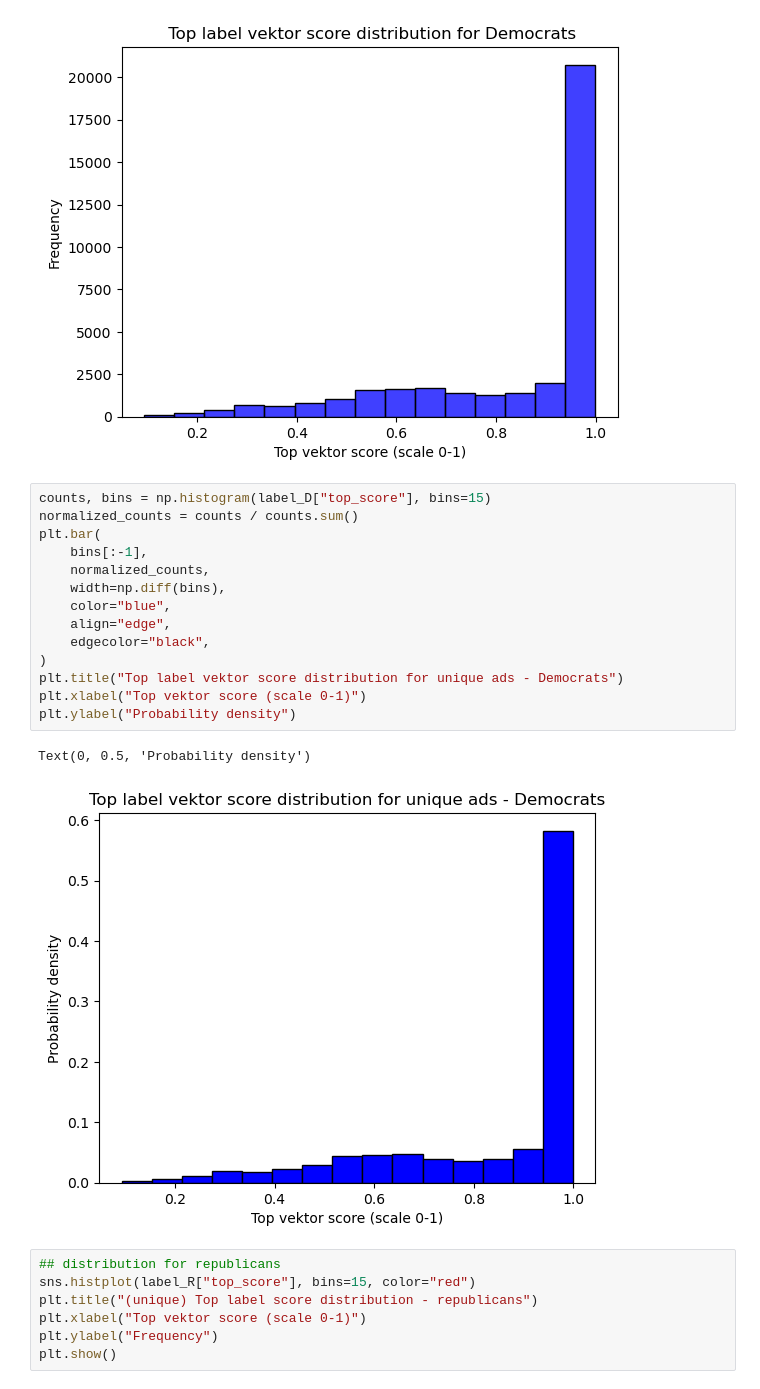
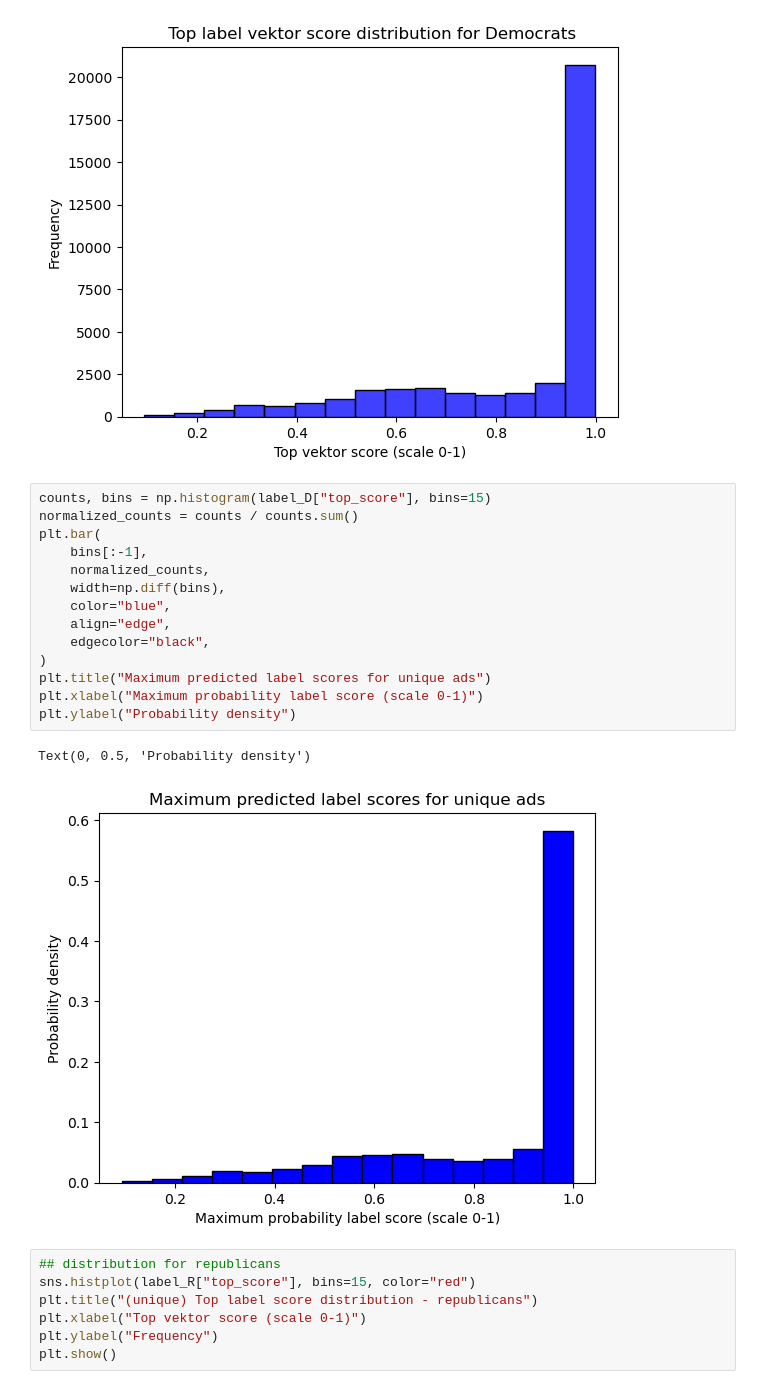
Before and after one commit to sofiepalmus/Thesis, a Jupyter notebook: DeBERTa_visuals.ipynb, the cells around one changed output. Saved outputs shown, nothing was run; the diff lists cells and outputs as text.

```diff
--- a/DeBERTa_visuals.ipynb
+++ b/DeBERTa_visuals.ipynb
@@ -308,20 +308,20 @@ plt.show()
 # %%
 counts, bins = np.histogram(label_D["top_score"], bins=15)
 normalized_counts = counts / counts.sum()
 plt.bar(
     bins[:-1],
     normalized_counts,
     width=np.diff(bins),
     color="blue",
     align="edge",
     edgecolor="black",
 )
-plt.title("Top label vektor score distribution for unique ads - Democrats")
-plt.xlabel("Top vektor score (scale 0-1)")
+plt.title("Maximum predicted label scores for unique ads")
+plt.xlabel("Maximum probability label score (scale 0-1)")
 plt.ylabel("Probability density")
 # %% [output]
 Text(0, 0.5, 'Probability density')
-[figure, old version]
+[figure, new version]
 # %%
 ## distribution for republicans
 sns.histplot(label_R["top_score"], bins=15, color="red")
```
Also changed, not shown: parts of 6 cells of this notebook, 1 other file.
